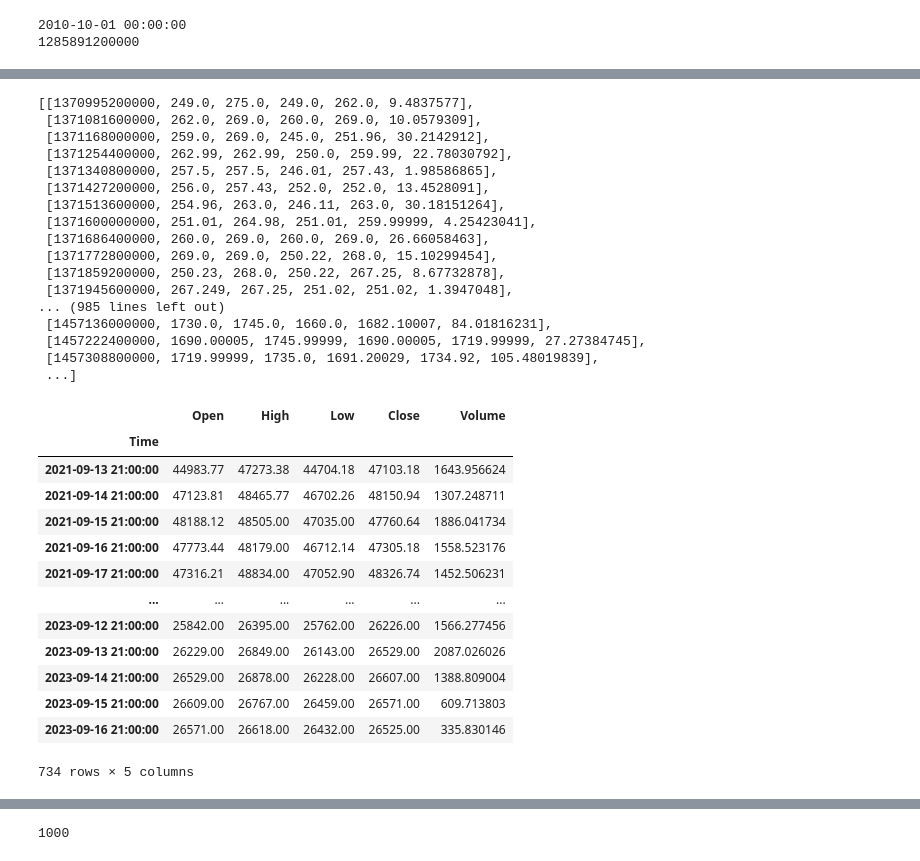
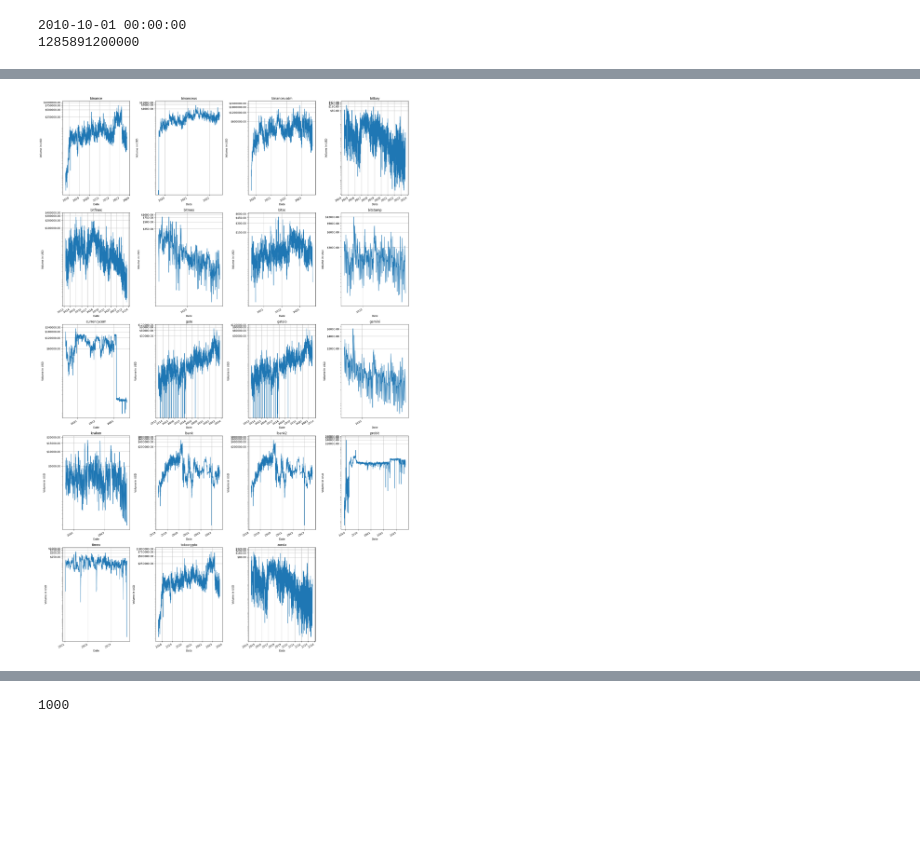
Before and after one commit to Moises-mfg/Analise-exploratoria-blockchain-Bitcoin, a Jupyter notebook: ccxt.ipynb, the cells around one changed output, grey strips where cells are left out. Drawn from its saved outputs; the diff is of its cells as text; code cells hidden in the pictures; blank space fills up the shorter version.

```diff
--- a/ccxt.ipynb
+++ b/ccxt.ipynb
@@ -279,48 +452,34 @@ zonda : 3077, 2014-05-15 21:00:00, 2023-09-16 21:00:00
+# %%
+# for i, (k, v) in enumerate(dict_exchanges.items()):
+#     print(i, k, v)
+#     #create a beautiful plot with all the exchanges in the same figure, y axis in log scale and in usd, and x axis in date format
+#     v["Close"].plot(figsize=(20,10), grid=True, logy=True, title="BTC/USD", label=k)
+#     plt.legend(loc='upper left')
+#     plt.show()
+
+#Create a figure with all the exchanges as subplots, log in y axis and usd in y axis and date in x axis
+fig, axs = plt.subplots(5, 4, figsize=(20, 30))
+axs = axs.ravel()
+for i, (k, v) in enumerate(dict_exchanges.items()):
+    v["Volume"].plot(ax=axs[i], logy=True, title=k)
+    axs[i].set_xlabel("Date")
+    axs[i].set_ylabel("Volume in USD")
+    axs[i].grid()
+    #x axis only showing the year, not the month nor the day, only like 2010, 2011, etc
+    axs[i].xaxis.set_major_locator(mdates.YearLocator())
+
+    #y axis in dollars
+    axs[i].yaxis.set_major_locator(plt.MaxNLocator(5))
+    #set the y axis in dollars
+    axs[i].yaxis.set_major_formatter('${x:1.2f}')
+
+#hide the last plot
+axs[19].set_visible(False)
+
+plt.tight_layout()
+plt.show()
+# %% [output]
+[figure, added]
 # %%
 exchange = ccxt.mercado()
 lista_ohlcv = exchange.fetch_ohlcv(symbol="BTC/BRL", timeframe="1d", since=since, limit=10000)
-# %%
-lista_ohlcv
-# %% [output]
-[[1370995200000, 249.0, 275.0, 249.0, 262.0, 9.4837577],
- [1371081600000, 262.0, 269.0, 260.0, 269.0, 10.0579309],
- [1371168000000, 259.0, 269.0, 245.0, 251.96, 30.2142912],
- [1371254400000, 262.99, 262.99, 250.0, 259.99, 22.78030792],
- [1371340800000, 257.5, 257.5, 246.01, 257.43, 1.98586865],
- [1371427200000, 256.0, 257.43, 252.0, 252.0, 13.4528091],
- [1371513600000, 254.96, 263.0, 246.11, 263.0, 30.18151264],
- [1371600000000, 251.01, 264.98, 251.01, 259.99999, 4.25423041],
- [1371686400000, 260.0, 269.0, 260.0, 269.0, 26.66058463],
- [1371772800000, 269.0, 269.0, 250.22, 268.0, 15.10299454],
- [1371859200000, 250.23, 268.0, 250.22, 267.25, 8.67732878],
- [1371945600000, 267.249, 267.25, 251.02, 251.02, 1.3947048],
-... (985 lines left out)
- [1457136000000, 1730.0, 1745.0, 1660.0, 1682.10007, 84.01816231],
- [1457222400000, 1690.00005, 1745.99999, 1690.00005, 1719.99999, 27.27384745],
- [1457308800000, 1719.99999, 1735.0, 1691.20029, 1734.92, 105.48019839],
- ...]
-# %%
-df = pd.DataFrame(lista_ohlcv, columns = ['Time', 'Open', 'High', 'Low', 'Close', 'Volume'])
-df['Time'] = [datetime.fromtimestamp(float(time)/1000) for time in df['Time']]
-df['Open'] = df['Open'].astype(np.float64)
-df['High'] = df['High'].astype(np.float64)
-df['Low'] = df['Low'].astype(np.float64)
-df['Close'] = df['Close'].astype(np.float64)
-df['Volume'] = df['Volume'].astype(np.float64)
-df.set_index('Time', inplace=True)
-df
-# %% [output]
-|  | Open | High | Low | Close | Volume |
-| Time |  |  |  |  |  |
-| 2021-09-13 21:00:00 | 44983.77 | 47273.38 | 44704.18 | 47103.18 | 1643.956624 |
-| 2021-09-14 21:00:00 | 47123.81 | 48465.77 | 46702.26 | 48150.94 | 1307.248711 |
-| 2021-09-15 21:00:00 | 48188.12 | 48505.00 | 47035.00 | 47760.64 | 1886.041734 |
-| 2021-09-16 21:00:00 | 47773.44 | 48179.00 | 46712.14 | 47305.18 | 1558.523176 |
-| 2021-09-17 21:00:00 | 47316.21 | 48834.00 | 47052.90 | 48326.74 | 1452.506231 |
-| ... | ... | ... | ... | ... | ... |
-| 2023-09-12 21:00:00 | 25842.00 | 26395.00 | 25762.00 | 26226.00 | 1566.277456 |
-| 2023-09-13 21:00:00 | 26229.00 | 26849.00 | 26143.00 | 26529.00 | 2087.026026 |
-| 2023-09-14 21:00:00 | 26529.00 | 26878.00 | 26228.00 | 26607.00 | 1388.809004 |
-| 2023-09-15 21:00:00 | 26609.00 | 26767.00 | 26459.00 | 26571.00 | 609.713803 |
-| 2023-09-16 21:00:00 | 26571.00 | 26618.00 | 26432.00 | 26525.00 | 335.830146 |
-734 rows × 5 columns
```
Also changed, not shown: parts of 20 cells of this notebook, 1 other file.
